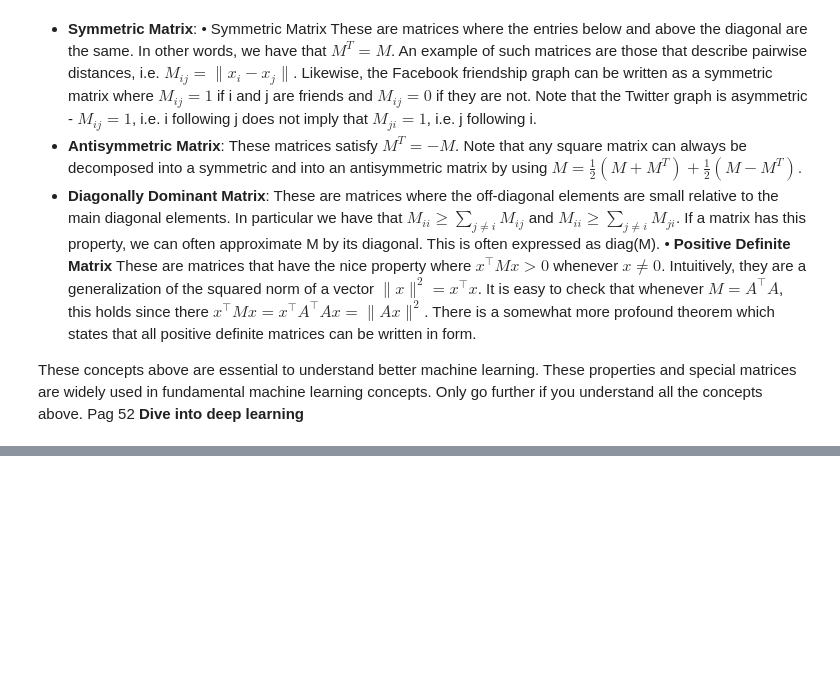
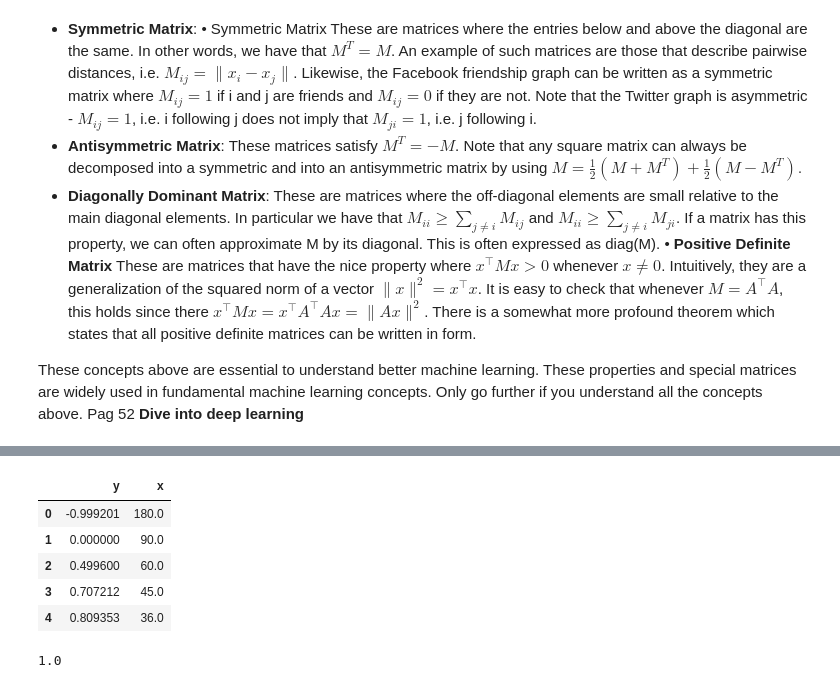
Before and after one commit to FelipeMarcelino/dive-into-deep-learning, a Jupyter notebook: chapter-4.ipynb, the cells around one changed output, grey strips where cells are left out. Saved outputs shown, nothing was run; the diff lists cells and outputs as text; code cells hidden in the pictures; blank space fills up the shorter version.

```diff
--- a/chapter-4.ipynb
+++ b/chapter-4.ipynb
@@ -728,0 +1013,13 @@ These concepts above are essential to understand better machine learning. These
+# %%
+data
+# %% [output]
+|  | y | x |
+| 0 | -0.999201 | 180.0 |
+| 1 | 0.000000 | 90.0 |
+| 2 | 0.499600 | 60.0 |
+| 3 | 0.707212 | 45.0 |
+| 4 | 0.809353 | 36.0 |
+# %%
+np.sin(np.pi/2.)
+# %% [output]
+1.0
```
Also changed, not shown: parts of 51 cells of this notebook.
